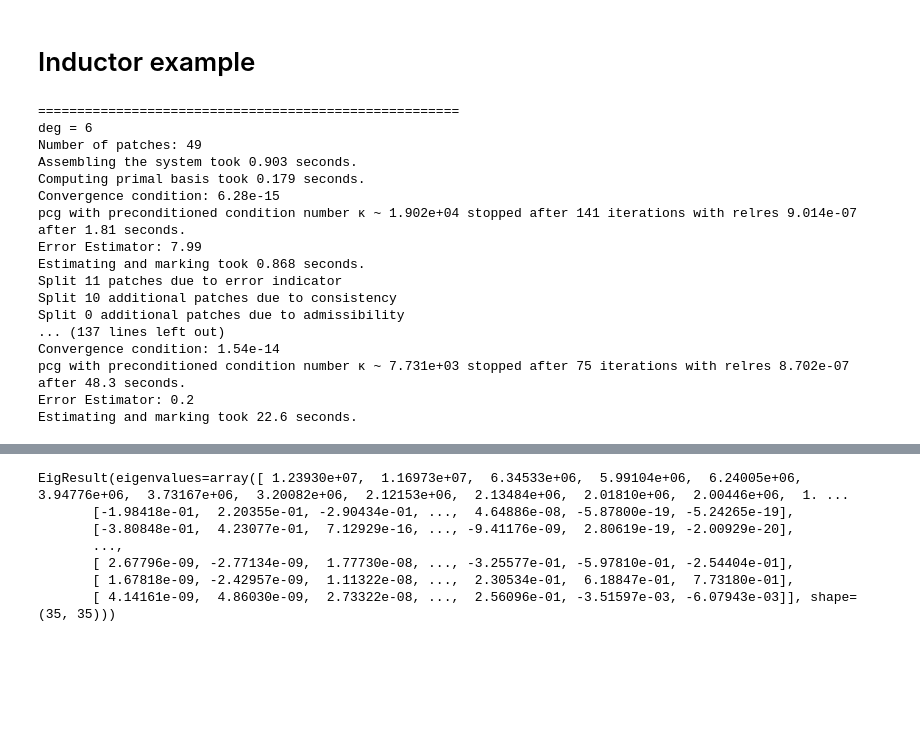
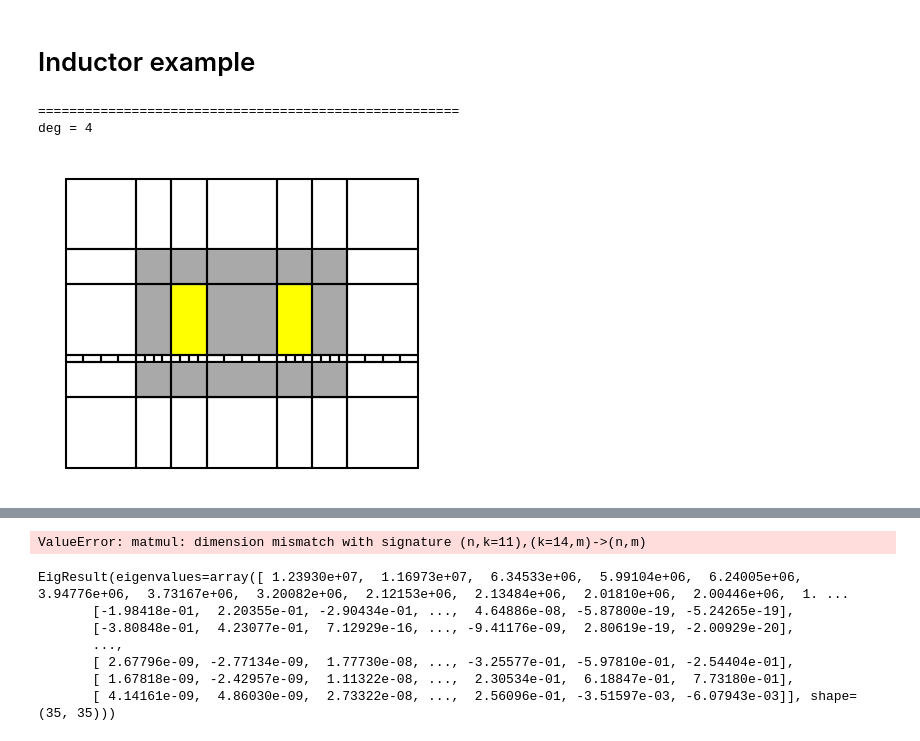
Before and after one commit to Stefan714/pyiga, a Jupyter notebook: notebooks/IETI.ipynb, the cells around one changed output, grey strips where cells are left out. Saved outputs shown, nothing was run; the diff lists cells and outputs as text; code cells hidden in the pictures; blank space fills up the shorter version.

```diff
--- a/notebooks/IETI.ipynb
+++ b/notebooks/IETI.ipynb
@@ -1181,7 +1181,8 @@ def Inductor(deg,N, airgap=0.025):
     M = topology.PatchMesh(patches)
     M.rename_domain(0,'Air')
     M.set_domain_id({'Fe':{8,9,10,11,12,22,24,26,29,30,31,32,33}, 'C1':{23}, 'C2':{25}})
-    M.h_refine({i:1 for i in range(14,21)}); #split airgap patches further in y-axis to make up for anisotropy
+    M.h_refine({i:1 for i in range(14,21)});                          #split airgap patches further in y-axis to make up for anisotropy
+    M.h_refine({i:1 for i in list(range(14,21))+list(range(42,49))}); #split airgap patches further in y-axis to make up for anisotropy
     return M
 # %%
 mu0 = 4*np.pi*1e-7
@@ -1191,11 +1192,11 @@ j = {'C1': lambda x,y: 66/(0.125), 'C2':lambda x,y: -66/(0.125), 'Fe':lambda x,y
 MaT = {'C1': lambda x,y: (0.,0.), 'C2': lambda x,y:(0.,0.), 'Fe':lambda x,y:(0.,0.), 'Air': lambda x,y:(0.,0.)}
 dir_data = {0:0}
 # %%
-degs = (6,)
-maxpatches =1500
+degs = (4,)
+maxpatches =2000
 R = np.zeros((20,2*len(degs)))
 for i,deg in enumerate(degs):
-    N = deg + 1
+    N = deg + 5
     M = Inductor(deg,N, airgap=0.05)
     MP = assemble.Multipatch(M, automatch=True)
 
@@ -1203,6 +1204,11 @@ for i,deg in enumerate(degs):
     print("deg = "+str(deg))
     k=0
     while MP.numpatches < maxpatches:
+        M.plotmesh(figsize=(5,5),color={'C1':'yellow', 'C2':'yellow', 'Fe':'darkgrey', 'Air':'white'}, knots=0, bwidth=0.01, patch_idx=0)
+        plt.axis('off');
+        plt.axis('scaled');
+        #plt.savefig('/home/wolfman/Pictures/Inductor/p'+str(deg)+'/i'+str(i)+'.pdf',bbox_inches='tight');
+        plt.show()
         print("Number of patches: {}".format(MP.numpatches))
         ### IETI Mapper
         t = time.time()
@@ -1238,7 +1244,8 @@ for i,deg in enumerate(degs):
 
         t=time.time()
         SD.setupSelectionScaling()
-        lam, it, min_eig, max_eig, r = solvers.pcg(F, b, x0=None, maxiter=2000, P=SD.prec(), output=True, rtol=1e-6, atol=1e-12)
+        P = EdgePreconditioner(IMap, SD.SchurMatrices(), SD.B, C)
+        lam, it, min_eig, max_eig, r = solvers.pcg(F, b, x0=None, maxiter=2000, P=P, output=True, rtol=1e-6, atol=1e-12)
         #R[k,3*i] = n_p
         R[k,2*i+1] = abs(max_eig/min_eig)
         R[k,2*i] = it
@@ -1246,48 +1253,34 @@ for i,deg in enumerate(degs):
 
         ### Construct Solution from Lagrange Multiplier and complete with Dirichlet values
         u = primal.distributePrimalSolution(I.constructSolutionFromLagrangeMultipliers(lam))
         u = np.concatenate([IMap.BCRestr[p].complete(u) if p in IMap.BCRestr else u for p,u in enumerate(u)])
         #MP.plot(u)
 
         t=time.time()
         err_ind=adaptive.mp_resPois(MP,u,a=nu, f=j, M=MaT)
 
         print("Error Estimator: {:.3}".format(np.linalg.norm(err_ind)))
 
         marked_patches = adaptive.doerfler_mark(err_ind, theta=0.8, TOL = 0.05)
         marked_patches = {p:None for p in marked_patches}
         print("Estimating and marking took {:.3} seconds.".format(time.time()-t))
 
         t=time.time()
         M.h_refine(patches=marked_patches,ref="rs");
         print("Split {} patches due to error indicator".format(len(marked_patches)))
-        consistency_split(M,nu);
+        #consistency_split(M,nu);
         admissibility_split(M);
         print("Patch-splitting took {:.3} seconds".format(time.time()-t))
         MP = assemble.Multipatch(M, automatch=True)
 
         print("#####################################################")
 
-M.plotmesh(figsize=(5,5),color={'C1':'yellow', 'C2':'yellow', 'Fe':'darkgrey', 'Air':'white'}, knots=0, bwidth=0.01, patch_idx=1)
+M.plotmesh(figsize=(5,5),color={'C1':'yellow', 'C2':'yellow', 'Fe':'darkgrey', 'Air':'white'}, knots=0, bwidth=0.01, patch_idx=0)
 plt.axis('off');
 plt.axis('scaled');
 #plt.savefig('/home/wolfman/Pictures/Inductor/p'+str(deg)+'/i'+str(i)+'.pdf',bbox_inches='tight');
 plt.show()
 # %% [output]
 ======================================================
-deg = 6
-Number of patches: 49
-Assembling the system took 0.903 seconds.
-Computing primal basis took 0.179 seconds.
-Convergence condition: 6.28e-15
-pcg with preconditioned condition number κ ~ 1.902e+04 stopped after 141 iterations with relres 9.014e-07 after 1.81 seconds.
-Error Estimator: 7.99
-Estimating and marking took 0.868 seconds.
-Split 11 patches due to error indicator
-Split 10 additional patches due to consistency
-Split 0 additional patches due to admissibility
-... (137 lines left out)
-Convergence condition: 1.54e-14
-pcg with preconditioned condition number κ ~ 7.731e+03 stopped after 75 iterations with relres 8.702e-07 after 48.3 seconds.
-Error Estimator: 0.2
-Estimating and marking took 22.6 seconds.
+deg = 4
+[figure, added]
@@ -1295,3 +1290,4 @@ AssertionError: multiplicites exceed degree by more than 1
+ValueError: matmul: dimension mismatch with signature (n,k=11),(k=14,m)->(n,m)
 # %%
 eig = loc_solver[0]
 S = loc_solver[1]
```
Also changed, not shown: parts of 1 cell of this notebook.
